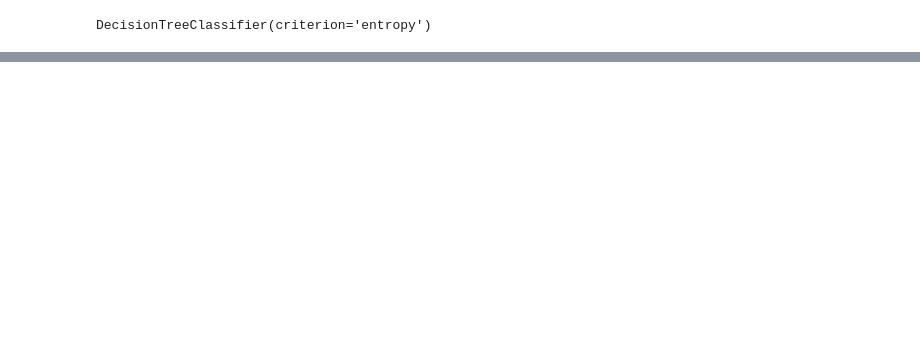
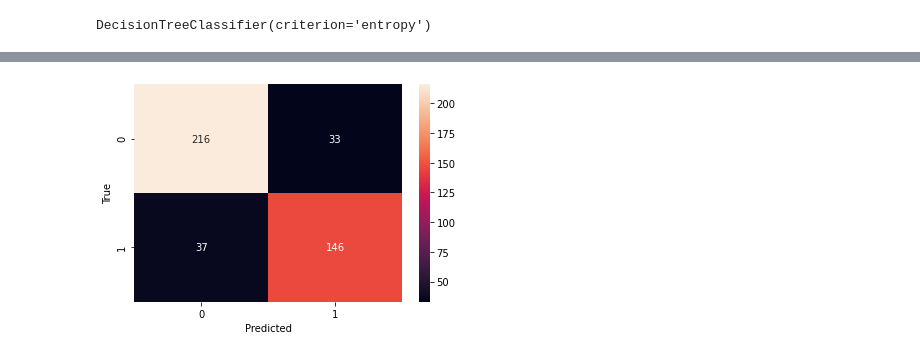
Before and after one commit to iboiarkin96/education_courses, a Jupyter notebook: Основы Статистики [Карпов]/Введение в Data Science и машинное обучение.ipynb, the cells around one changed output, grey strips where cells are left out. Drawn from its saved outputs; the diff is of its cells as text; code cells hidden in the pictures; blank space fills up the shorter version.

Commit message:
метрики качества модели

```diff
--- a/Основы Статистики [Карпов]/Введение в Data Science и машинное обучение.ipynb
+++ b/Основы Статистики [Карпов]/Введение в Data Science и машинное обучение.ipynb
@@ -738,13 +492,13 @@ titatic.fillna(value = {'Age': titatic.Age.median()}, inplace = True)
 titatic.dropna(subset = ['Fare'], inplace = True)
 x = titatic.drop(['PassengerId', 'Survived', 'Name','Ticket', 'Cabin'], axis = 1)
 x = pd.get_dummies(x)
-y=  titatic[['Survived']]
+y =  titatic[['Survived']]
 
 
 from sklearn.model_selection import train_test_split
-# Разделение набора данных для обучения и тестирования. 75% данных используется для обучения модели,
-# а 25% — для тестирования производительности нашей модели.
-xtrain, xtest, ytrain, ytest = train_test_split(x, y, test_size = 0.25, random_state = 0)
+# Разделение набора данных для обучения и тестирования. 67% данных используется для обучения модели,
+# а 33% — для тестирования производительности нашей модели.
+xtrain, xtest, ytrain, ytest = train_test_split(x, y, test_size = 0.33, random_state = 0)
 # %%
 clf = tree.DecisionTreeClassifier(criterion='entropy')
 
@@ -762,0 +551,3 @@ display(SVG(graph.pipe(format='svg')))
+# %%
+# predict output
+y_pred= clf.predict(xtest)
@@ -762,0 +569,10 @@ display(SVG(graph.pipe(format='svg')))
+# %%
+confusion_matrix_tbl = confusion_matrix(ytest, y_pred)
+sns.heatmap(confusion_matrix_tbl, annot=True,  fmt='.4g',)
+
+plt.xlabel('Predicted')
+plt.ylabel('True')
+plt.show()
+plt.show()
+# %% [output]
+[figure, added]
```
Also changed, not shown: parts of 76 cells of this notebook, 1 other file.
